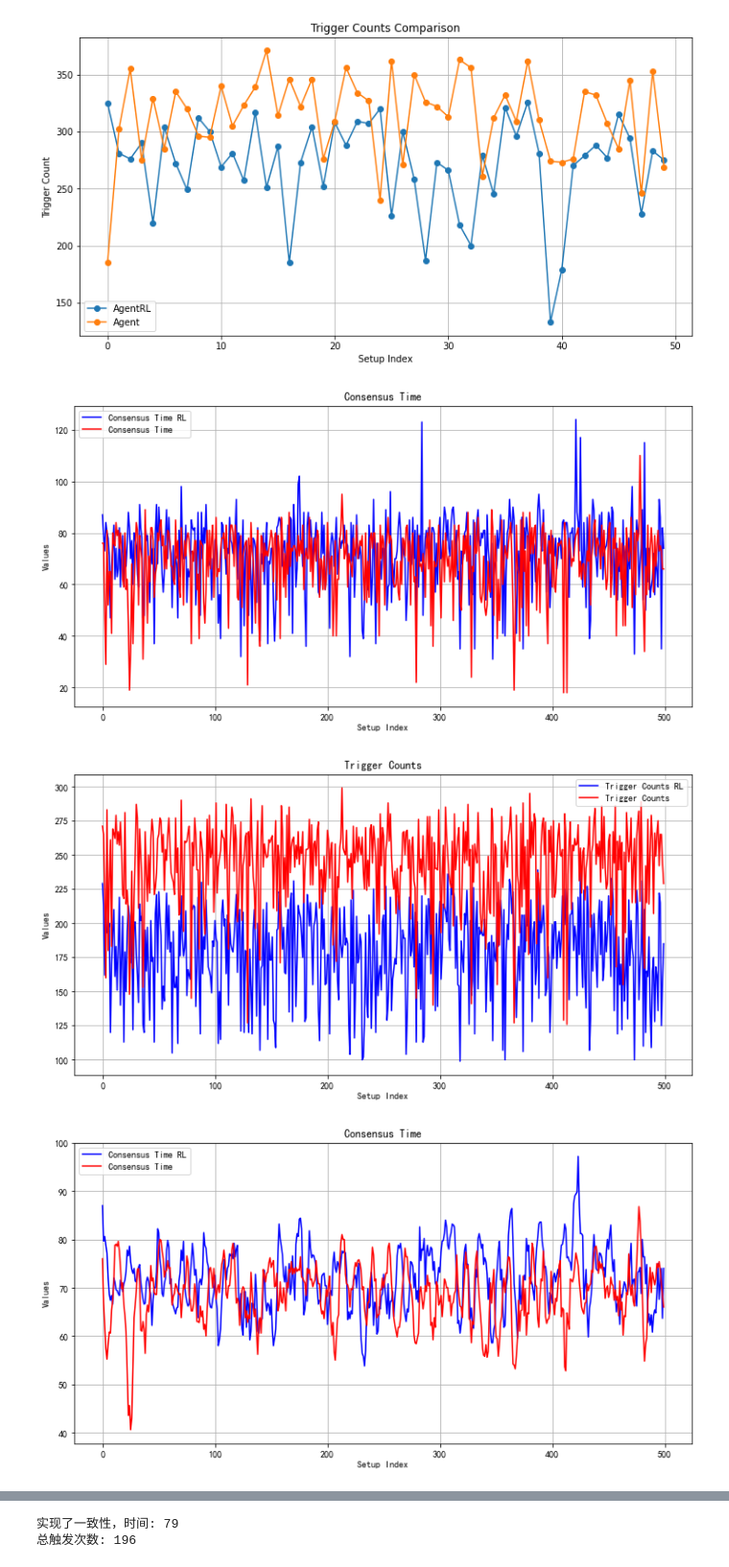
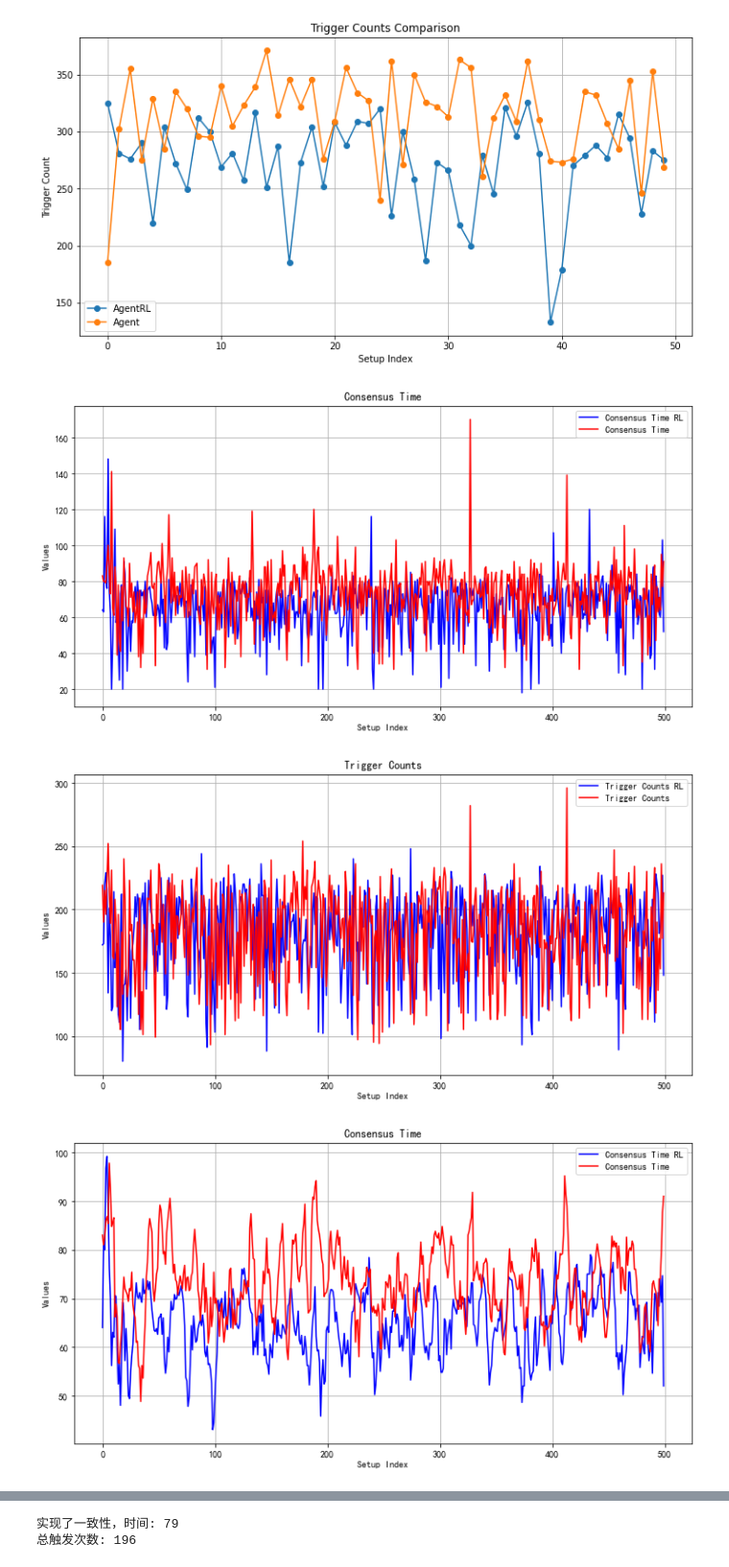
Before and after one commit to yjchenCN/Multi-agent-consensus-algorithm, a Jupyter notebook: Event-based broadcasting for multi-agent average consensus.ipynb, the cells around one changed output, grey strips where cells are left out. Shown at 96% size. Drawn from its saved outputs; the diff is of its cells as text; code cells hidden in the pictures.

```diff
--- a/Event-based broadcasting for multi-agent average consensus.ipynb
+++ b/Event-based broadcasting for multi-agent average consensus.ipynb
@@ -54,7 +54,7 @@ class Agent:
 # 初始化参数和智能体
 num_agents = 5
 num_iterations = 200
-dt = 0.3
+dt = 0.1
 np.random.seed(0)
 #agents = [Agent(np.random.uniform(-1, 1), i) for i in range(num_agents)]
 #initial_positions = np.linspace(-1, 1, num_agents)
@@ -353,10 +353,12 @@ consensus_times1 = []
 trigger_counts1 = []
 
 # Simulate multiple setups
-np.random.seed(24)
+np.random.seed(0)
 for _ in range(num_setups):
     initial_positions = np.random.uniform(-1, 1, num_agents)
-    agents = [Agent(pos, i, 0.00043, 1.9, 0.26) for i, pos in enumerate(initial_positions)]
+    agents = [Agent(pos, i, 0.00057, 7.4, 1.03) for i, pos in enumerate(initial_positions)]
+    #agents = [Agent(pos, i, 0.0008, 7.1, 0.48) for i, pos in enumerate(initial_positions)]
+
 
     # Define neighbor relationships (static for simplicity)
     agents[0].add_neighbor(agents[1])
@@ -381,7 +383,8 @@ for _ in range(num_setups):
 
 for _ in range(num_setups):
     initial_positions = np.random.uniform(-1, 1, num_agents)
-    agents = [Agent(pos, i, 0.0001, 0.2499, 0.4669) for i, pos in enumerate(initial_positions)]
+    #agents = [Agent(pos, i, 0.0001, 0.2499, 0.4669) for i, pos in enumerate(initial_positions)]
+    agents = [Agent(pos, i, 0.0004, 6, 0.3) for i, pos in enumerate(initial_positions)]
 
     # Define neighbor relationships (static for simplicity)
     agents[0].add_neighbor(agents[1])
@@ -456,33 +459,33 @@ for i in range(num_setups):
 
 # Plotting
 plt.figure(figsize=(12, 6))
 plt.plot(range(num_setups), current_trigger_counts_m,  linestyle='-', color='blue', label='Consensus Time RL')
 plt.plot(range(num_setups), current_trigger_counts1_m,  linestyle='-', color='red', label='Consensus Time')
 plt.xlabel('Setup Index')
 plt.ylabel('Values')
 plt.title('Consensus Time')
 plt.legend()
 plt.grid(True)
 plt.show()
 
 
 
 # Plotting
 plt.figure(figsize=(12, 6))
 plt.plot(range(num_setups), trigger_counts_m,  linestyle='-', color='blue', label='Trigger Counts RL')
 plt.plot(range(num_setups), trigger_counts1_m,  linestyle='-', color='red', label='Trigger Counts')
 plt.xlabel('Setup Index')
 plt.ylabel('Values')
 plt.title('Trigger Counts')
 plt.legend()
 plt.grid(True)
 plt.show()
 
 print(c, c/num_setups)
 print(t, t/num_setups)
 print('Consensus Time(200 in total)', a/num_setups)
 print('Trigger Counts', b/num_setups)
 # %% [output]
-[figure, old version]
+[figure, new version]
-[figure, old version]
+[figure, new version]
-[figure, old version]
+[figure, new version]
```
Also changed, not shown: parts of 2 cells of this notebook, 9 other files.
